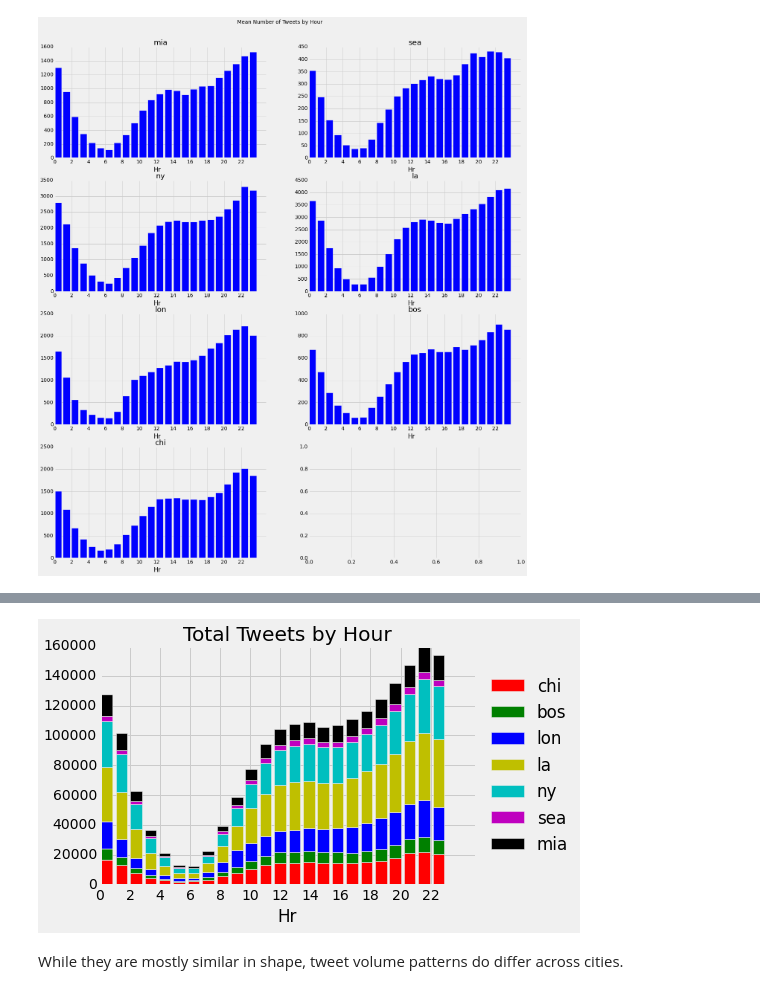
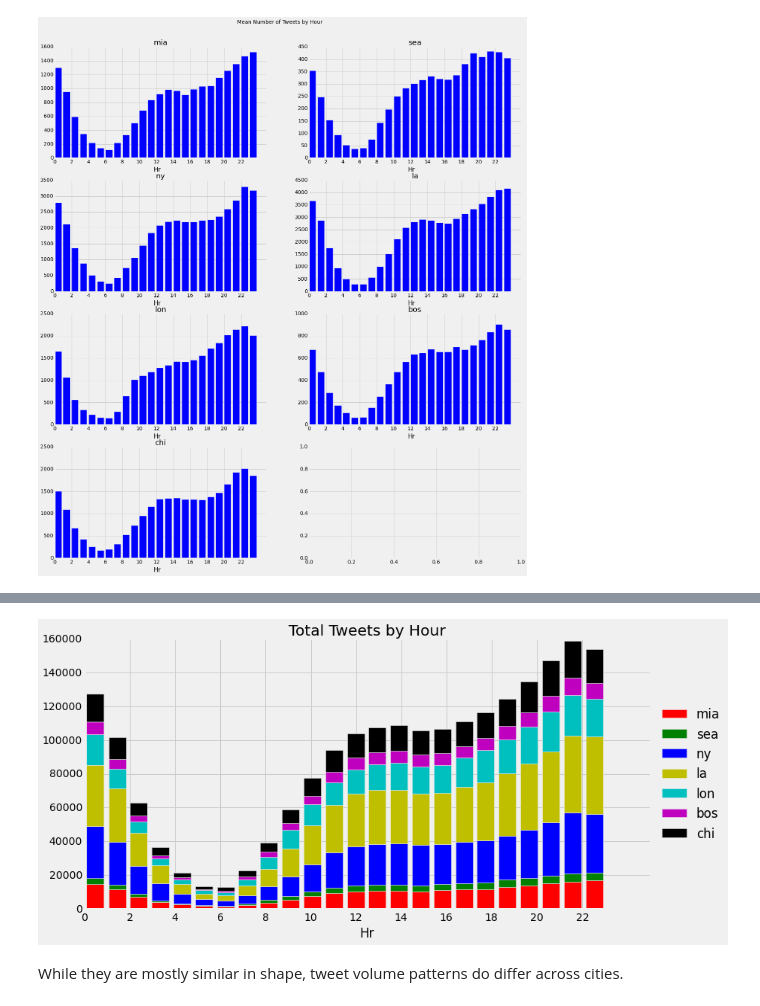
Before and after one commit to a-campbell/Twitter_Weather_Project, a Jupyter notebook: Sentiment and Weather Merge.ipynb, the cells around one changed output, grey strips where cells are left out. Cells and saved outputs as stored; diff of their text form; code cells hidden in the pictures.

```diff
--- a/Sentiment and Weather Merge.ipynb
+++ b/Sentiment and Weather Merge.ipynb
@@ -612,3 +612,17 @@ fig.text(0.5, 0.94, 'Mean Number of Tweets by Hour', ha='center', va='center')
 # %% [output]
 <matplotlib.text.Text at 0x...>
 [figure]
+# %%
+plt.rc('axes', color_cycle=['r', 'g', 'b', 'y','c', 'm', 'k'])
+fig,ax = plt.subplots(figsize=(16,8))
+plt.rc('lines', linewidth=2)
+for i in citynames:
+    temp = hrcount[hrcount.City == i]
+    plt.plot(temp.Hours.values, temp['count'].values/temp['count'].values.sum(), label = i)
+plt.xlabel("Hr", size="small")
+plt.ylabel("Proportion of Tweets", size="small")
+plt.title('Proportion of Daily Tweets by Hour')
+plt.xticks(np.arange(0,23,2))
+plt.interactive(True)
+plt.xlim(0,24)
+plt.legend(loc='center left', bbox_to_anchor=(1, 0.5) )
@@ -615,25 +632,26 @@ fig.text(0.5, 0.94, 'Mean Number of Tweets by Hour', ha='center', va='center')
 # %%
 #What is the makeup of the total number of tweets by hour?
 plt.rc('axes', color_cycle=['r', 'g', 'b', 'y','c', 'm', 'k'])
 #need to trim the dataset like we discussed before
 twtrim = tw[tw.DateUTC < np.datetime64('2014-12-02 03:00:00')]
+fig,ax = plt.subplots(figsize=(12,6))
 #stacked histogram of tweet volume by hour
-plt.hist([twtrim[twtrim.City == 'chi'].Hours,
+plt.hist([twtrim[twtrim.City == 'mia'].Hours,
+          twtrim[twtrim.City == 'sea'].Hours,
+          twtrim[twtrim.City == 'ny'].Hours,
+          twtrim[twtrim.City == 'la'].Hours,
+          twtrim[twtrim.City == 'lon'].Hours,
           twtrim[twtrim.City == 'bos'].Hours,
-          twtrim[twtrim.City == 'lon'].Hours,
-          twtrim[twtrim.City == 'la'].Hours,
-          twtrim[twtrim.City == 'ny'].Hours,
-          twtrim[twtrim.City == 'sea'].Hours,
-          twtrim[twtrim.City == 'mia'].Hours],
-         label=('chi', 'bos', 'lon', 'la', 'ny', 'sea', 'mia'), stacked=True, bins=24)
+          twtrim[twtrim.City == 'chi'].Hours],
+         label=('mia', 'sea', 'ny', 'la', 'lon', 'bos', 'chi'), stacked=True, bins=24)
 plt.legend(loc='center left', bbox_to_anchor=(1, 0.5) )
 plt.xticks(np.arange(0,23,2))
 plt.title("Total Tweets by Hour")
 plt.xlabel('Hr')
 
 plt.show()
 # %% [output]
-[figure, old version]
+[figure, new version]
 # %% [markdown]
 While they are mostly similar in shape, tweet volume patterns do differ across cities.
 # %% [markdown]
```
Also changed, not shown: parts of 8 cells of this notebook.
